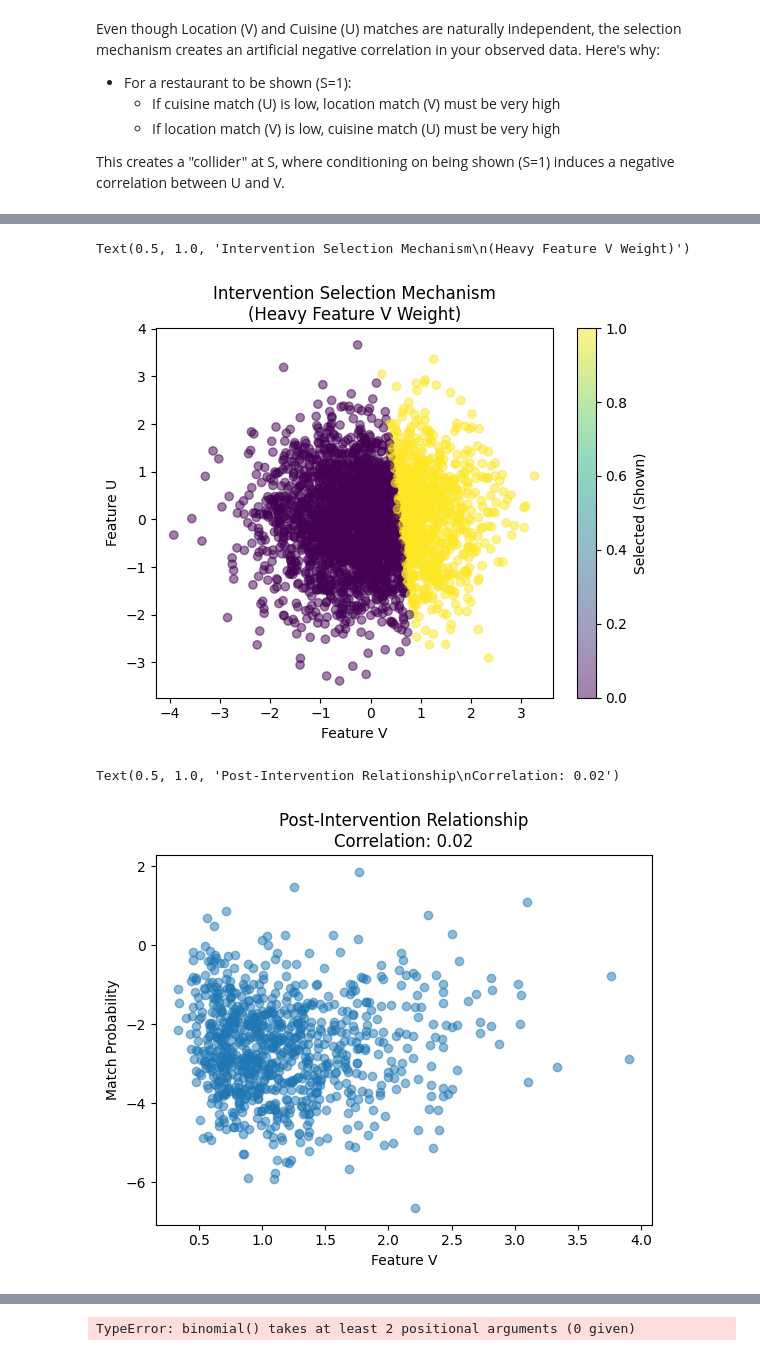
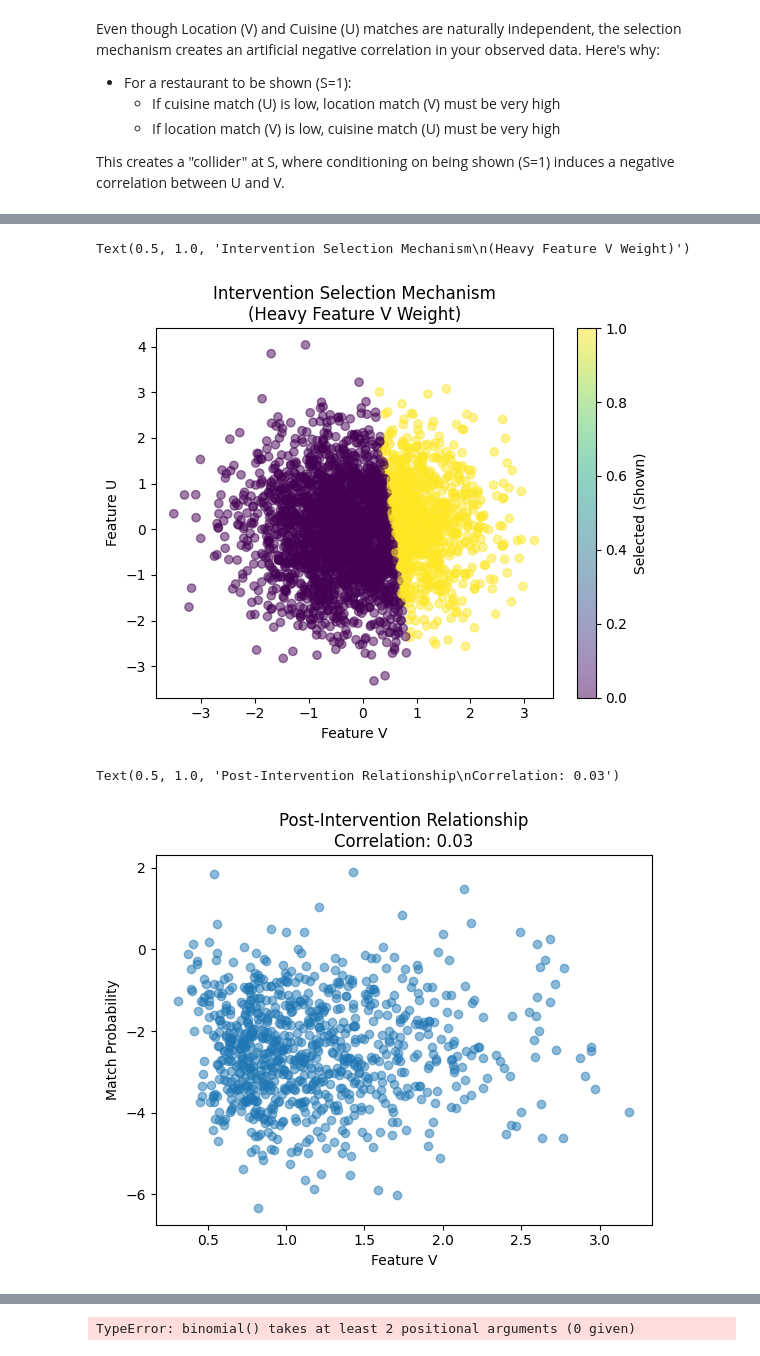
Before and after one commit to StefanSko/CausalShenanigans, a Jupyter notebook: src/curious_tale.ipynb, the cells around one changed output, grey strips where cells are left out. Drawn from its saved outputs; the diff is of its cells as text; code cells hidden in the pictures.

```diff
--- a/src/curious_tale.ipynb
+++ b/src/curious_tale.ipynb
@@ -211,8 +236,11 @@ plt.show()
 # Simulate intervention: New selection mechanism with different weights
 S_intervention = np.where(0.9 * v + 0.1 * u > 0.5, 1, 0)  # Modified feature weights
 
+# Run a 2nd conversion simulation for intervention
+[scores_intervention, match_p_intervention, matches_intervention] = model()
+
 # Calculate correlations for intervention dataset
-corr_intervention = stats.pearsonr(v[S_intervention==1], true_matches[S_intervention==1])
+corr_intervention = stats.pearsonr(v[S_intervention==1], matches_intervention[S_intervention==1])
 
 
 plt.scatter(v, u, c=S_intervention, cmap='viridis', alpha=0.5)
@@ -222,14 +250,14 @@ plt.ylabel('Feature U')
 plt.title('Intervention Selection Mechanism\n(Heavy Feature V Weight)')
 # %% [output]
 Text(0.5, 1.0, 'Intervention Selection Mechanism\n(Heavy Feature V Weight)')
-[figure, old version]
+[figure, new version]
 # %%
-plt.scatter(v[S_intervention==1], true_match_logits[S_intervention==1], alpha=0.5)
+plt.scatter(v[S_intervention==1], scores_intervention[S_intervention==1], alpha=0.5)
 plt.xlabel('Feature V')
 plt.ylabel('Match Probability')
 plt.title(f'Post-Intervention Relationship\nCorrelation: {corr_intervention[0]:.2f}')
 # %% [output]
-Text(0.5, 1.0, 'Post-Intervention Relationship\nCorrelation: 0.02')
+Text(0.5, 1.0, 'Post-Intervention Relationship\nCorrelation: 0.03')
-[figure, old version]
+[figure, new version]
 # %%
 # Calculate business metrics
```
Also changed, not shown: parts of 8 cells of this notebook.
